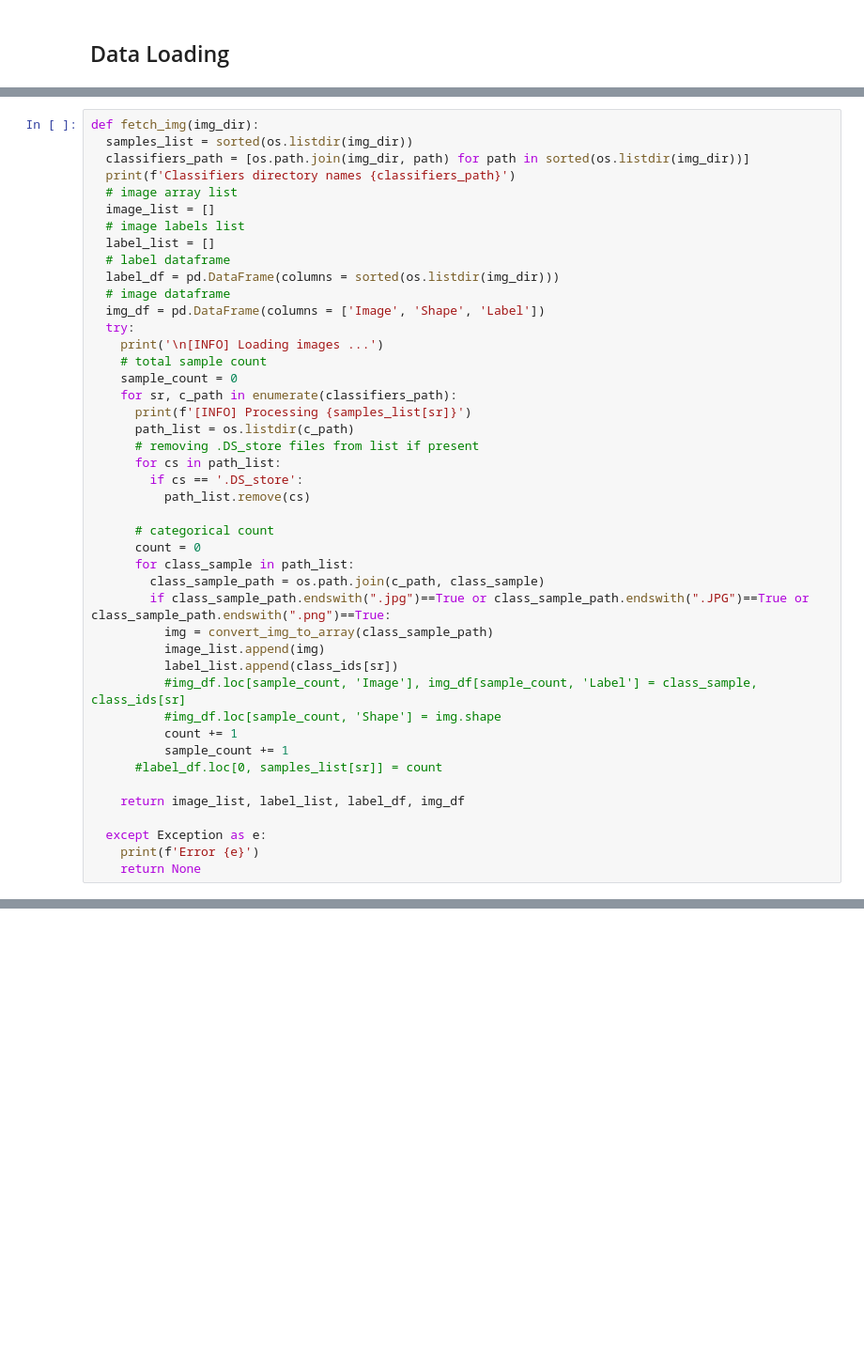
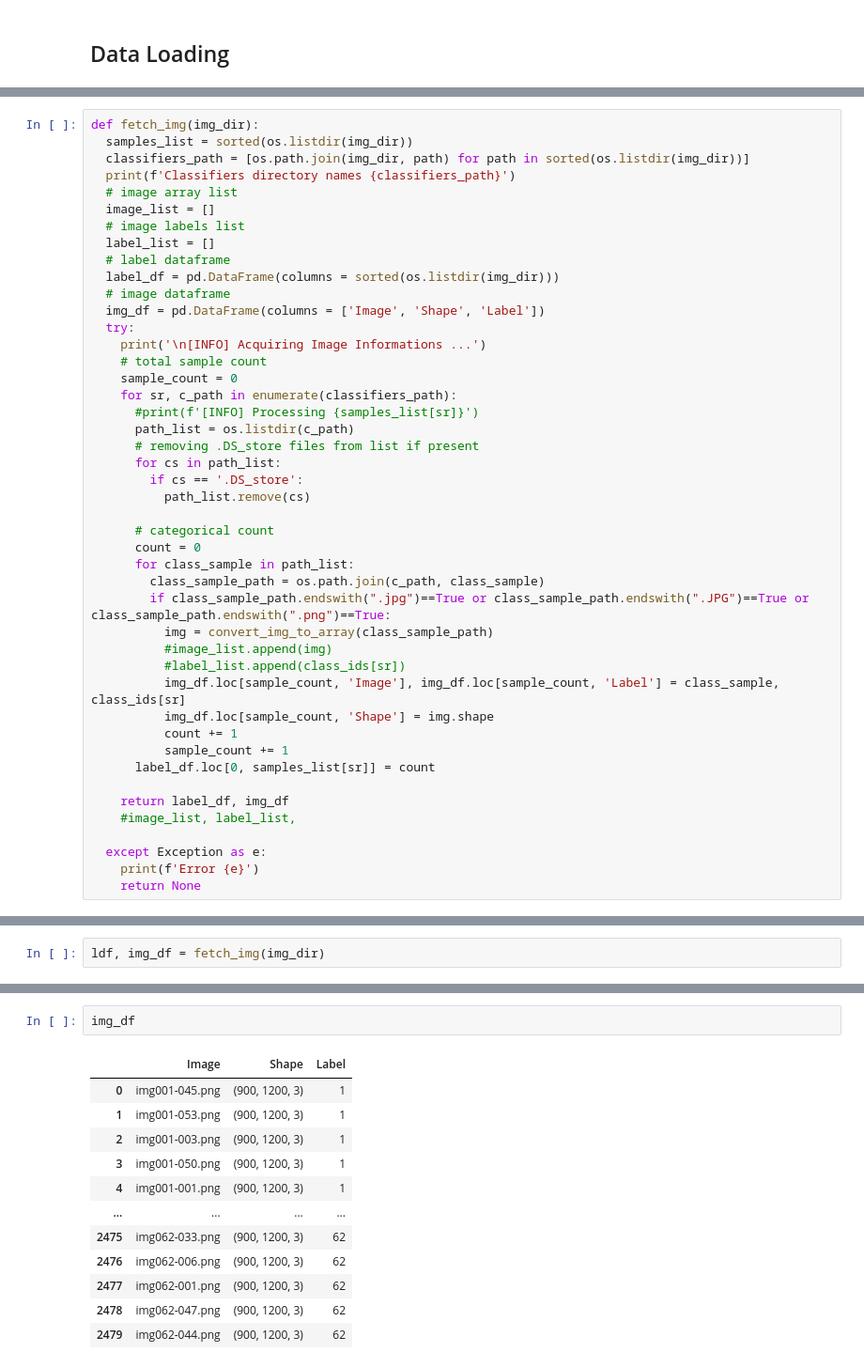
Before and after one commit to sayan0506/Comparative-STudy-of-Effect-of-Transfer-Learning-om-Different-Handwritten-Digit-Datasets-using-WandB, a Jupyter notebook: IIITD_assignment_task_2_test_script.ipynb, the cells around one changed output, grey strips where cells are left out. Shown at 94% size. Saved outputs shown, nothing was run; the diff lists cells and outputs as text; blank space fills up the shorter version.

```diff
--- a/IIITD_assignment_task_2_test_script.ipynb
+++ b/IIITD_assignment_task_2_test_script.ipynb
@@ -214,11 +199,11 @@ def fetch_img(img_dir):
   # image dataframe
   img_df = pd.DataFrame(columns = ['Image', 'Shape', 'Label'])
   try:
-    print('\n[INFO] Loading images ...')
+    print('\n[INFO] Acquiring Image Informations ...')
     # total sample count
     sample_count = 0
     for sr, c_path in enumerate(classifiers_path):
-      print(f'[INFO] Processing {samples_list[sr]}')
+      #print(f'[INFO] Processing {samples_list[sr]}')
       path_list = os.listdir(c_path)
       # removing .DS_store files from list if present
       for cs in path_list:
@@ -231,15 +216,16 @@ def fetch_img(img_dir):
         class_sample_path = os.path.join(c_path, class_sample)
         if class_sample_path.endswith(".jpg")==True or class_sample_path.endswith(".JPG")==True or class_sample_path.endswith(".png")==True:
           img = convert_img_to_array(class_sample_path)
-          image_list.append(img)
-          label_list.append(class_ids[sr])
-          #img_df.loc[sample_count, 'Image'], img_df[sample_count, 'Label'] = class_sample, class_ids[sr]
-          #img_df.loc[sample_count, 'Shape'] = img.shape
+          #image_list.append(img)
+          #label_list.append(class_ids[sr])
+          img_df.loc[sample_count, 'Image'], img_df.loc[sample_count, 'Label'] = class_sample, class_ids[sr]
+          img_df.loc[sample_count, 'Shape'] = img.shape
           count += 1
           sample_count += 1
-      #label_df.loc[0, samples_list[sr]] = count
+      label_df.loc[0, samples_list[sr]] = count
 
-    return image_list, label_list, label_df, img_df
+    return label_df, img_df
+    #image_list, label_list,
 
   except Exception as e:
     print(f'Error {e}')
@@ -267,0 +233,2 @@ KeyboardInterrupt: ignored
+# %%
+ldf, img_df = fetch_img(img_dir)
@@ -267,0 +244,15 @@ KeyboardInterrupt: ignored
+# %%
+img_df
+# %% [output]
+|  | Image | Shape | Label |
+| 0 | img001-045.png | (900, 1200, 3) | 1 |
+| 1 | img001-053.png | (900, 1200, 3) | 1 |
+| 2 | img001-003.png | (900, 1200, 3) | 1 |
+| 3 | img001-050.png | (900, 1200, 3) | 1 |
+| 4 | img001-001.png | (900, 1200, 3) | 1 |
+| ... | ... | ... | ... |
+| 2475 | img062-033.png | (900, 1200, 3) | 62 |
+| 2476 | img062-006.png | (900, 1200, 3) | 62 |
+| 2477 | img062-001.png | (900, 1200, 3) | 62 |
+| 2478 | img062-047.png | (900, 1200, 3) | 62 |
+| 2479 | img062-044.png | (900, 1200, 3) | 62 |
```
Also changed, not shown: parts of 12 cells of this notebook.
